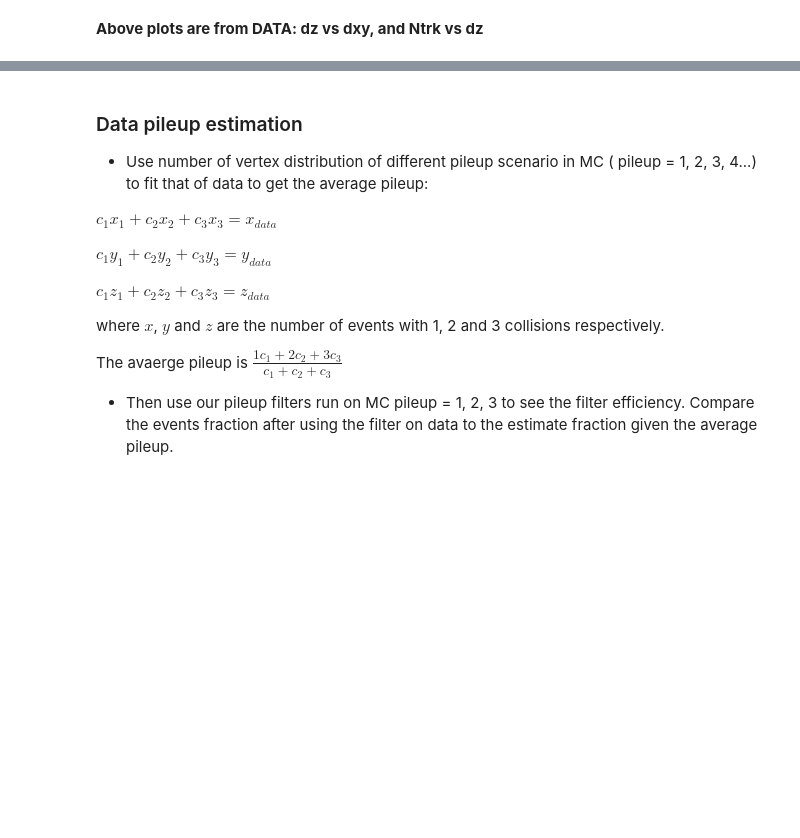
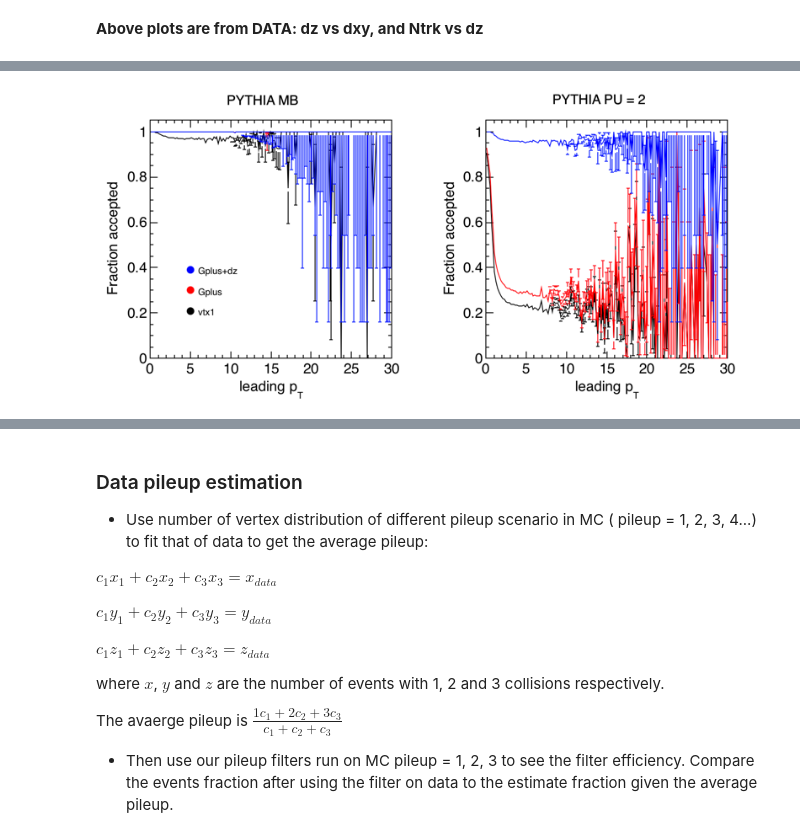
Before and after one commit to cmsHiTracking/TrackingCode, a Jupyter notebook: pileUpFilter/notebook/pileUpFilterMustRead.ipynb, the cells around one changed output, grey strips where cells are left out. Saved outputs shown, nothing was run; the diff lists cells and outputs as text; code cells hidden in the pictures; blank space fills up the shorter version.

```diff
--- a/pileUpFilter/notebook/pileUpFilterMustRead.ipynb
+++ b/pileUpFilter/notebook/pileUpFilterMustRead.ipynb
@@ -155,0 +164,6 @@ Image(filename = pathname + MC_pile2_fraction)
+# %%
+MC_pt_fraction = 'pileUpFilterEfficiency_MC_pT.png'
+DATA_pt_fraction = 'pileUpFilterEfficiency_DATA_pT.png'
+Image(filename = pathname + MC_pt_fraction)
+# %% [output]
+[figure, added]
```
Also changed, not shown: parts of 7 cells of this notebook, 15 other files.
